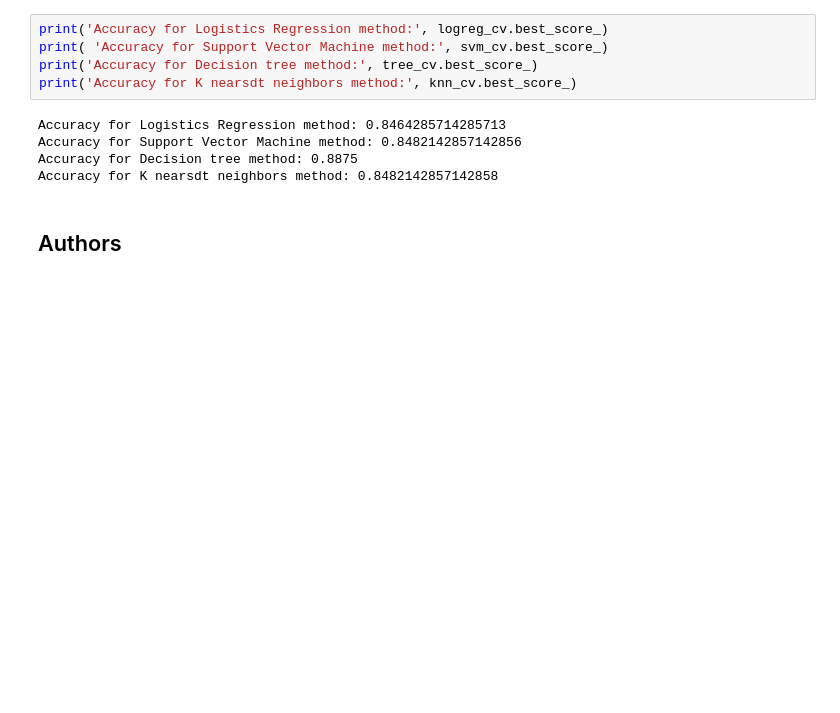
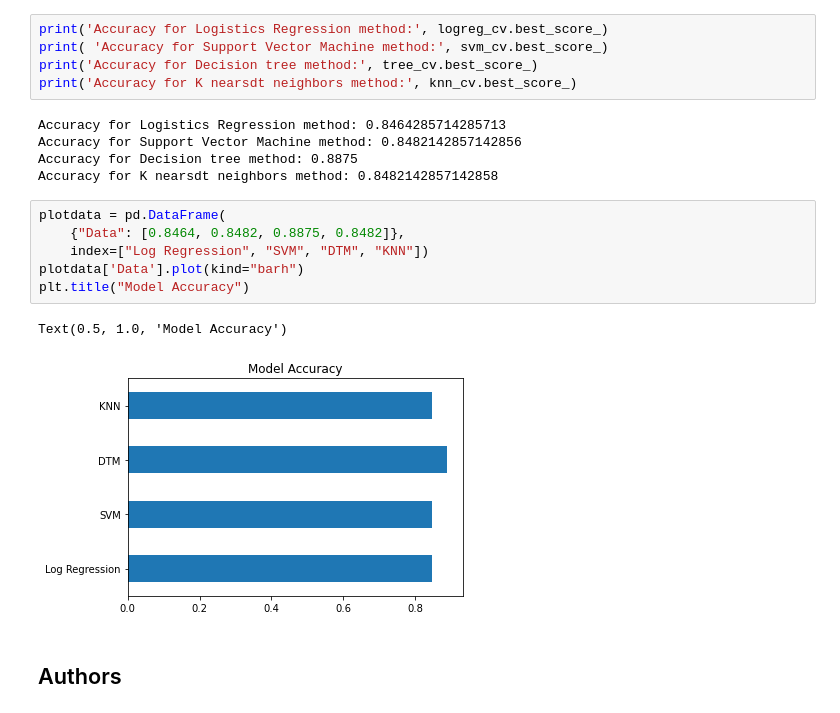
Before and after one commit to Ammaul/Coursera, a Jupyter notebook: SpaceX_Machine Learning Prediction_Part_5.ipynb, the cells around one changed output. Saved outputs shown, nothing was run; the diff lists cells and outputs as text; blank space fills up the shorter version.

```diff
--- a/SpaceX_Machine Learning Prediction_Part_5.ipynb
+++ b/SpaceX_Machine Learning Prediction_Part_5.ipynb
@@ -337,6 +337,15 @@ Accuracy for Logistics Regression method: 0.8464285714285713
 Accuracy for Support Vector Machine method: 0.8482142857142856
 Accuracy for Decision tree method: 0.8875
 Accuracy for K nearsdt neighbors method: 0.8482142857142858
+# %%
+plotdata = pd.DataFrame(
+    {"Data": [0.8464, 0.8482, 0.8875, 0.8482]},
+    index=["Log Regression", "SVM", "DTM", "KNN"])
+plotdata['Data'].plot(kind="barh")
+plt.title("Model Accuracy")
+# %% [output]
+Text(0.5, 1.0, 'Model Accuracy')
+[figure, added]
 # %% [markdown]
 ## Authors
 # %% [markdown]
```
